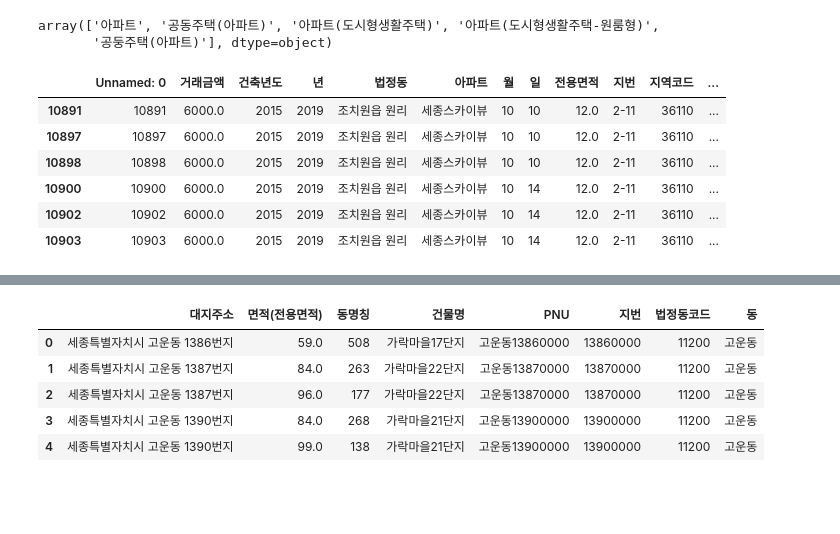
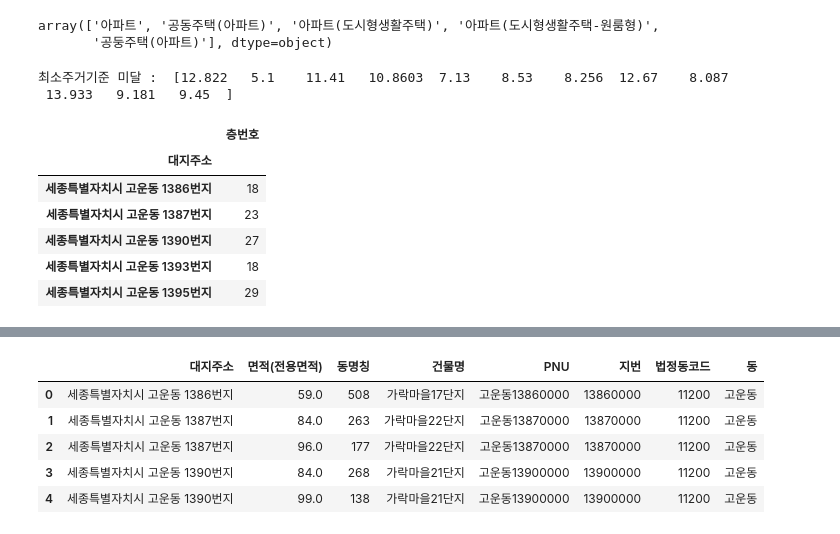
Before and after one commit to metterian/sejong-house-market-analyse, a Jupyter notebook: 전유부_아파트_정리.ipynb, the cells around one changed output, grey strips where cells are left out. Drawn from its saved outputs; the diff is of its cells as text; code cells hidden in the pictures; blank space fills up the shorter version.

```diff
--- a/전유부_아파트_정리.ipynb
+++ b/전유부_아파트_정리.ipynb
@@ -91,13 +91,19 @@ array(['아파트', '공동주택(아파트)', '아파트(도시형생활주택)
        '공둥주택(아파트)'], dtype=object)
 # %%
 # 행정규치 기준 최소주거기준 14m2 기준 이하 해당 부분 제거
-print(apt_unit[apt_unit['면적(전용면적)']])
-apt_unit = apt_unit[apt_unit['면적(전용면적)']]
+print('최소주거기준 미달 : ', apt_unit[apt_unit['면적(전용면적)'] <= 14]['면적(전용면적)'].unique())
+apt_unit = apt_unit[apt_unit['면적(전용면적)'] >= 14]
 # %% [output]
-|  | Unnamed: 0 | 거래금액 | 건축년도 | 년 | 법정동 | 아파트 | 월 | 일 | 전용면적 | 지번 | 지역코드 | ... |
-| 10891 | 10891 | 6000.0 | 2015 | 2019 | 조치원읍 원리 | 세종스카이뷰 | 10 | 10 | 12.0 | 2-11 | 36110 | ... |
-| 10897 | 10897 | 6000.0 | 2015 | 2019 | 조치원읍 원리 | 세종스카이뷰 | 10 | 10 | 12.0 | 2-11 | 36110 | ... |
-| 10898 | 10898 | 6000.0 | 2015 | 2019 | 조치원읍 원리 | 세종스카이뷰 | 10 | 10 | 12.0 | 2-11 | 36110 | ... |
-| 10900 | 10900 | 6000.0 | 2015 | 2019 | 조치원읍 원리 | 세종스카이뷰 | 10 | 14 | 12.0 | 2-11 | 36110 | ... |
-| 10902 | 10902 | 6000.0 | 2015 | 2019 | 조치원읍 원리 | 세종스카이뷰 | 10 | 14 | 12.0 | 2-11 | 36110 | ... |
-| 10903 | 10903 | 6000.0 | 2015 | 2019 | 조치원읍 원리 | 세종스카이뷰 | 10 | 14 | 12.0 | 2-11 | 36110 | ... |
+최소주거기준 미달 :  [12.822   5.1    11.41   10.8603  7.13    8.53    8.256  12.67    8.087
+ 13.933   9.181   9.45  ]
+# %%
+sample = apt_unit.groupby('대지주소').agg({'층번호' : 'max'})
+sample.head()
+# %% [output]
+|  | 층번호 |
+| 대지주소 |  |
+| 세종특별자치시 고운동 1386번지 | 18 |
+| 세종특별자치시 고운동 1387번지 | 23 |
+| 세종특별자치시 고운동 1390번지 | 27 |
+| 세종특별자치시 고운동 1393번지 | 18 |
+| 세종특별자치시 고운동 1395번지 | 29 |
```
Also changed, not shown: parts of 2 cells of this notebook.
